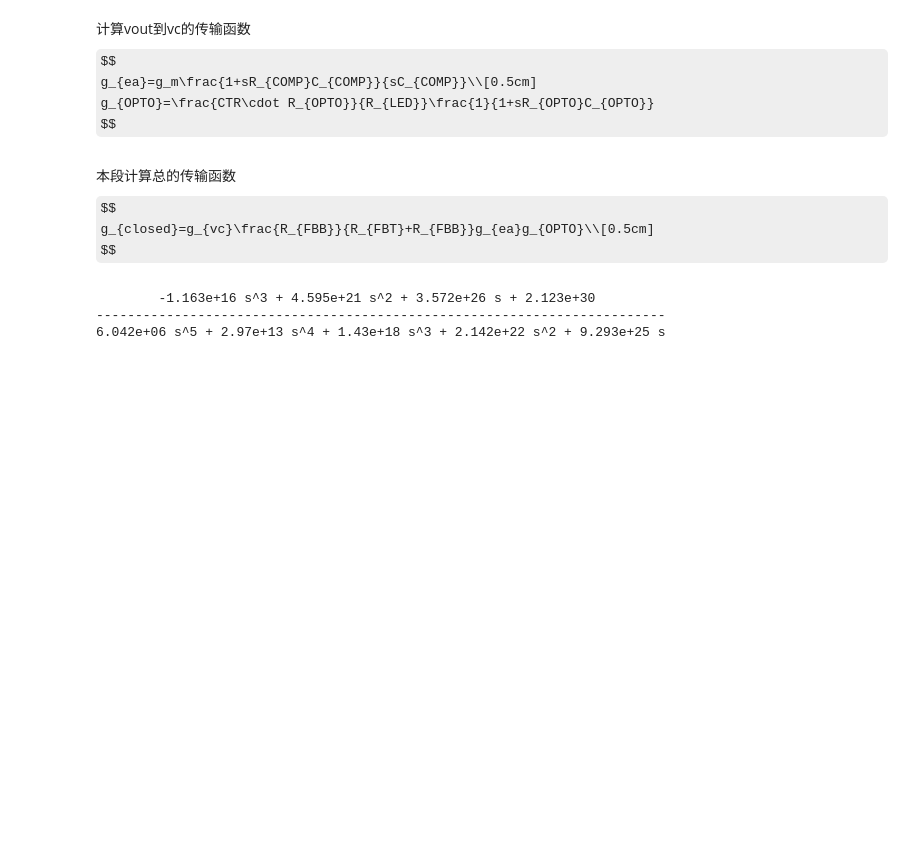
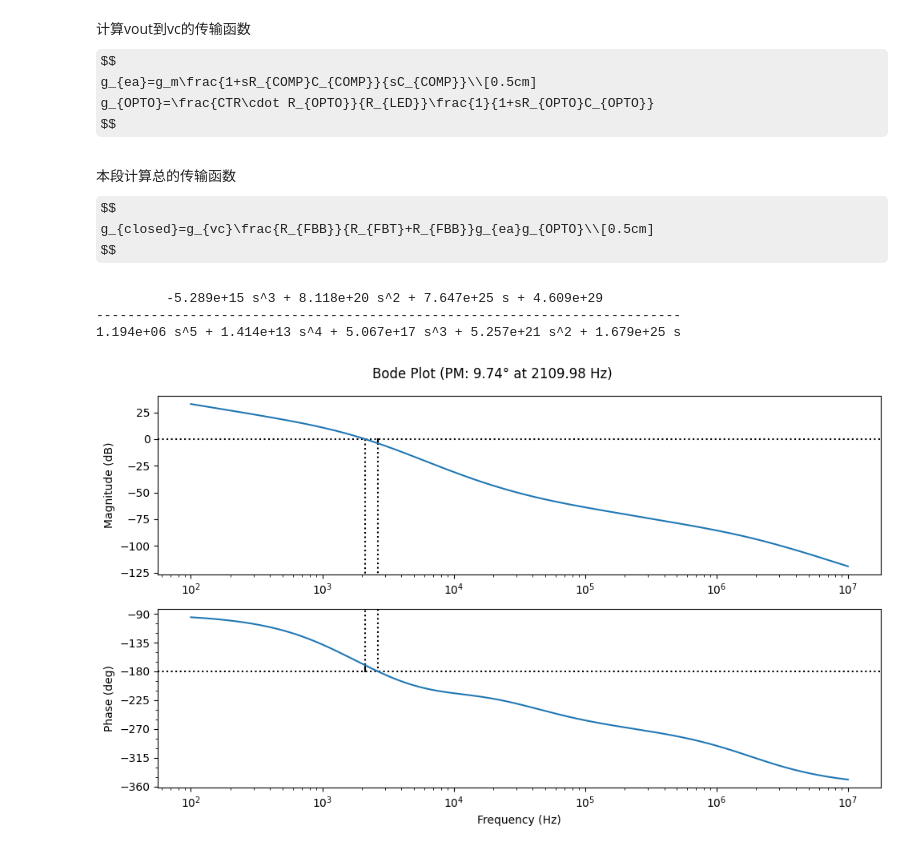
Before and after one commit to junyuxiao3325/flyback-model, a Jupyter notebook: flyback.ipynb, the cells around one changed output. Saved outputs shown, nothing was run; the diff lists cells and outputs as text; code cells hidden in the pictures; some formulas as TeX source; blank space fills up the shorter version.

```diff
--- a/flyback.ipynb
+++ b/flyback.ipynb
@@ -1,3 +3,8 @@
+# %%
+import control as ct
+import numpy as np
+import matplotlib.pyplot as plt
+s=ct.tf('s')
 # %% [markdown]
 本段计算控制到输出的传输函数,参考Lee的模型,相关内容链接:https://www.notion.so/Flyback-253058cd607780b796d9dd75ed8c64f2
 $$
@@ -16,12 +23,10 @@ $$
 \end{align*}
 $$
 # %%
-import control
-s=control.tf('s')
 pi=3.1415926
 ri=0.15
 rload=1
-vin=160
+vin=220
 vout=10
 ts=10e-6
 n=6.5
@@ -40,4 +45,4 @@ wp1=1/cout/(resr+rload)*(1-k2*rload)/(1-k2*rload*resr/(resr+rload))
 q1=1/pi/(0.5+(se-sf)/(sn+sf))
 w1=pi/ts
 gvc=gvc0*(1+s/wesr)*(1-s/wrhp)/(1+s/wp1)/(1+s/q1/w1+s*s/w1/w1)
-#control.pzmap(gvc)
+print("gvc0 =",gvc0)
@@ -68,6 +75,20 @@ $$
 gclosed=gvc*rfbb/(rfbt+rfbb)*gea*gopto
 print(gclosed)
 # %% [output]
-        -1.163e+16 s^3 + 4.595e+21 s^2 + 3.572e+26 s + 2.123e+30
--------------------------------------------------------------------------
-6.042e+06 s^5 + 2.97e+13 s^4 + 1.43e+18 s^3 + 2.142e+22 s^2 + 9.293e+25 s
+         -5.289e+15 s^3 + 8.118e+20 s^2 + 7.647e+25 s + 4.609e+29
+---------------------------------------------------------------------------
+1.194e+06 s^5 + 1.414e+13 s^4 + 5.067e+17 s^3 + 5.257e+21 s^2 + 1.679e+25 s
+# %%
+#Calculate Margins
+gm, pm, wcg, wcp_rad = ct.margin(gclosed)
+wcp_hz = wcp_rad / (2 * np.pi)
+#Plot Bode Plot in Hz
+plt.figure(figsize=(10, 6))
+# dB=True for decibels, Hz=True to change x-axis from rad/s to Hz
+ct.bode_plot(gclosed, dB=True, Hz=True, margins=True)
+
+plt.suptitle(f"Bode Plot (PM: {pm:.2f}° at {wcp_hz:.2f} Hz)")
+plt.tight_layout()
+plt.show()
+# %% [output]
+[figure, added]
```
Also changed, not shown: parts of 2 cells of this notebook.
